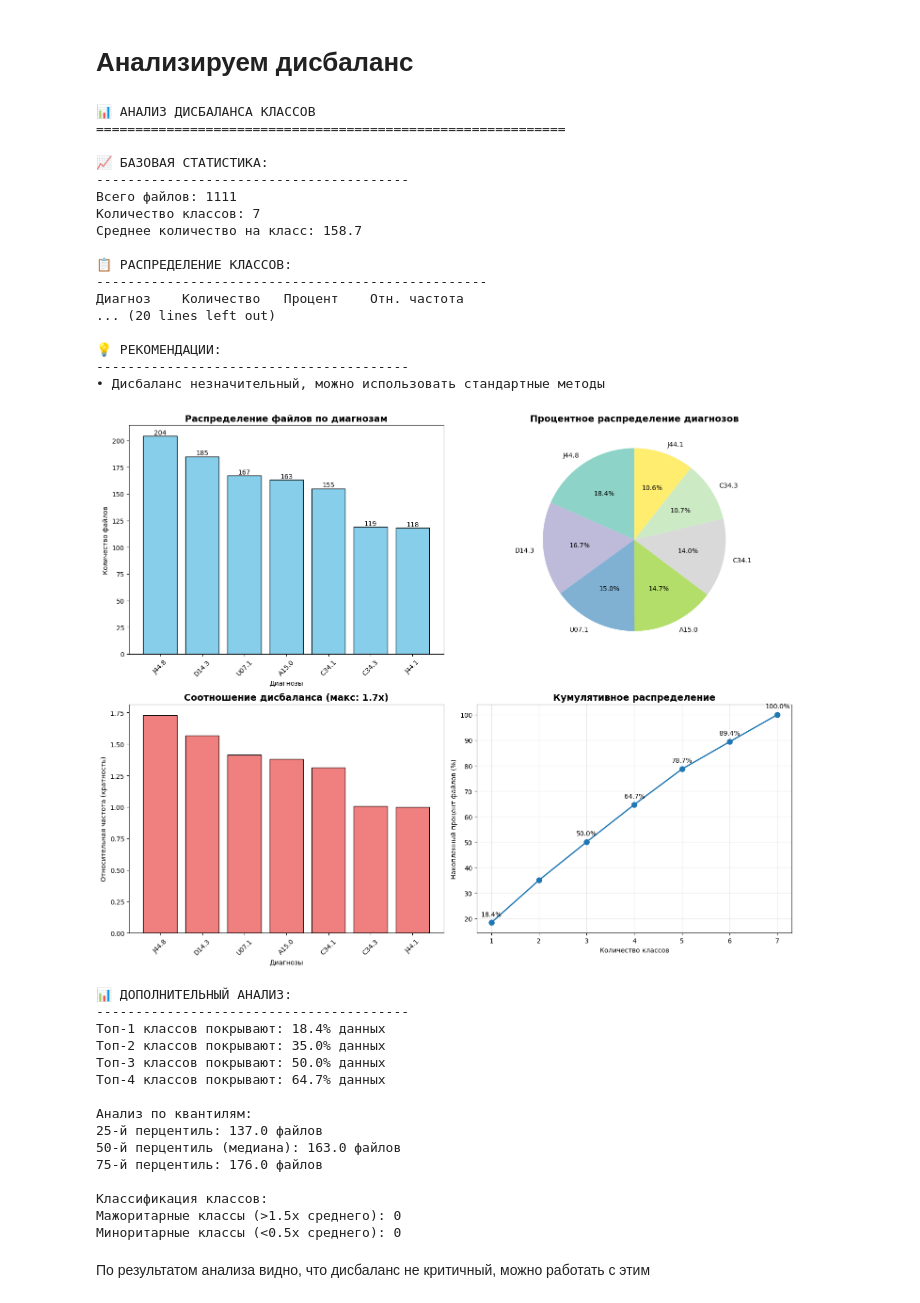
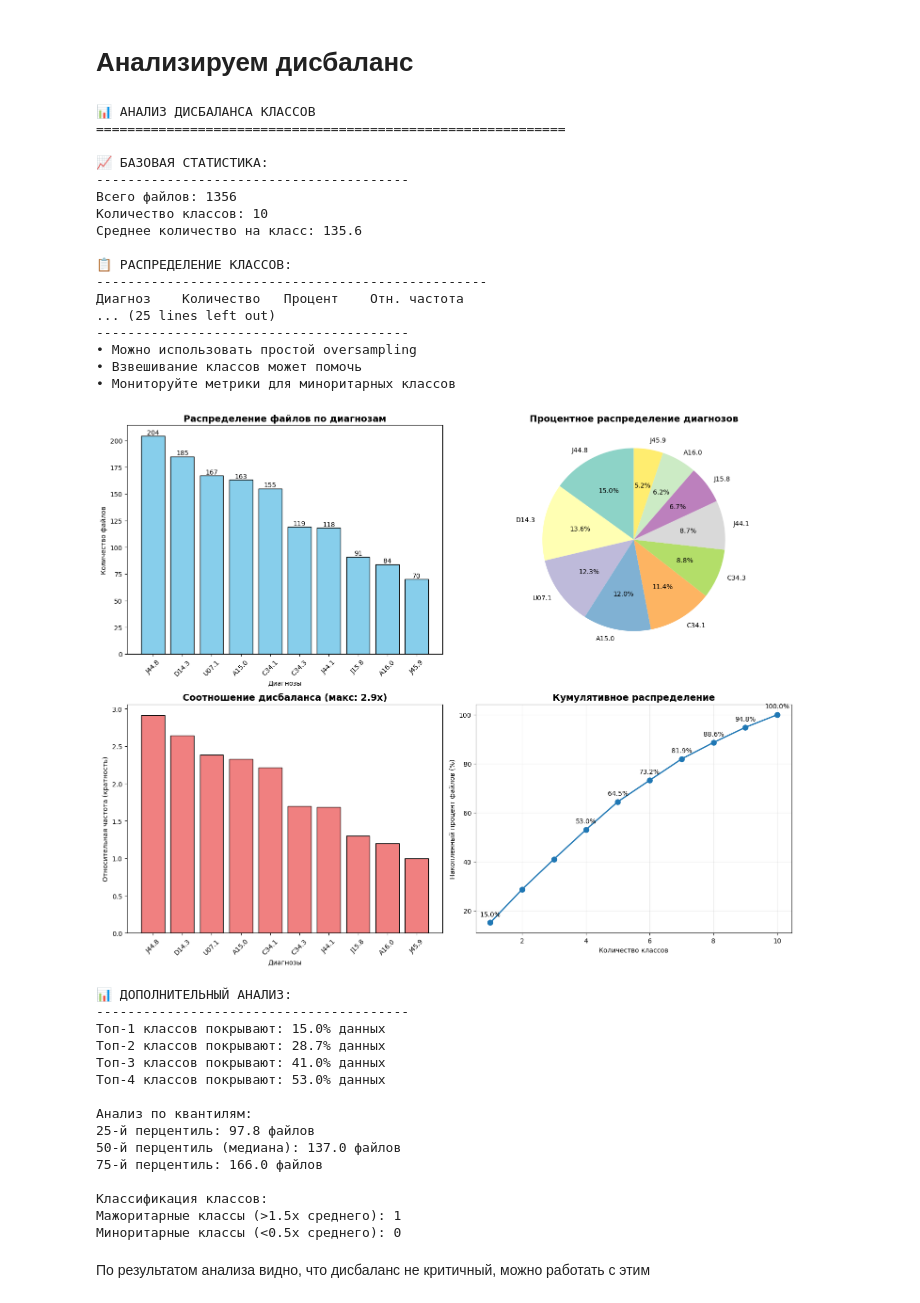
Before and after one commit to HentayLover/Epikriz_project, a Jupyter notebook: parsing/Analiz_dataset.ipynb, the cells around one changed output. Saved outputs shown, nothing was run; the diff lists cells and outputs as text; code cells hidden in the pictures.

```diff
--- a/parsing/Analiz_dataset.ipynb
+++ b/parsing/Analiz_dataset.ipynb
@@ -657,56 +1050,56 @@ def compare_with_original(source_folder, top7_folder):
     print(f"Исходные данные:")
     print(f"  - Классов: {len(original_counts)}")
     print(f"  - Дисбаланс: {original_imbalance:.1f}:1")
 
     print(f"\nТоп-7 данные:")
     print(f"  - Классов: {len(top7_counts)}")
     print(f"  - Дисбаланс: {top7_imbalance:.1f}:1")
 
     improvement = (original_imbalance - top7_imbalance) / original_imbalance * 100
     print(f"\nУлучшение баланса: {improvement:.1f}%")
 
 # Запуск анализа
 if __name__ == "__main__":
-    folder_path = "top7_diagnoses_files"
+    folder_path = "top10_diagnoses_files"
 
     # Основной анализ дисбаланса
     analyze_class_imbalance(folder_path)
 
     # Сравнение с исходными данными (раскомментируйте если нужно)
     # compare_with_original("preprocessed_medical_results", folder_path)
 # %% [output]
 📊 АНАЛИЗ ДИСБАЛАНСА КЛАССОВ
 ============================================================
 
 📈 БАЗОВАЯ СТАТИСТИКА:
 ----------------------------------------
-Всего файлов: 1111
-Количество классов: 7
-Среднее количество на класс: 158.7
+Всего файлов: 1356
+Количество классов: 10
+Среднее количество на класс: 135.6
 
 📋 РАСПРЕДЕЛЕНИЕ КЛАССОВ:
 --------------------------------------------------
 Диагноз    Количество   Процент    Отн. частота
-... (20 lines left out)
-
-💡 РЕКОМЕНДАЦИИ:
+... (25 lines left out)
 ----------------------------------------
-• Дисбаланс незначительный, можно использовать стандартные методы
+• Можно использовать простой oversampling
+• Взвешивание классов может помочь
+• Мониторуйте метрики для миноритарных классов
-[figure, old version]
+[figure, new version]
 📊 ДОПОЛНИТЕЛЬНЫЙ АНАЛИЗ:
 ----------------------------------------
-Топ-1 классов покрывают: 18.4% данных
-Топ-2 классов покрывают: 35.0% данных
-Топ-3 классов покрывают: 50.0% данных
-Топ-4 классов покрывают: 64.7% данных
+Топ-1 классов покрывают: 15.0% данных
+Топ-2 классов покрывают: 28.7% данных
+Топ-3 классов покрывают: 41.0% данных
+Топ-4 классов покрывают: 53.0% данных
 
 Анализ по квантилям:
-25-й перцентиль: 137.0 файлов
-50-й перцентиль (медиана): 163.0 файлов
-75-й перцентиль: 176.0 файлов
+25-й перцентиль: 97.8 файлов
+50-й перцентиль (медиана): 137.0 файлов
+75-й перцентиль: 166.0 файлов
 
 Классификация классов:
-Мажоритарные классы (>1.5x среднего): 0
+Мажоритарные классы (>1.5x среднего): 1
 Миноритарные классы (<0.5x среднего): 0
 # %% [markdown]
 По результатом анализа видно, что дисбаланс не критичный, можно работать с этим
```
Also changed, not shown: parts of 7 cells of this notebook.
